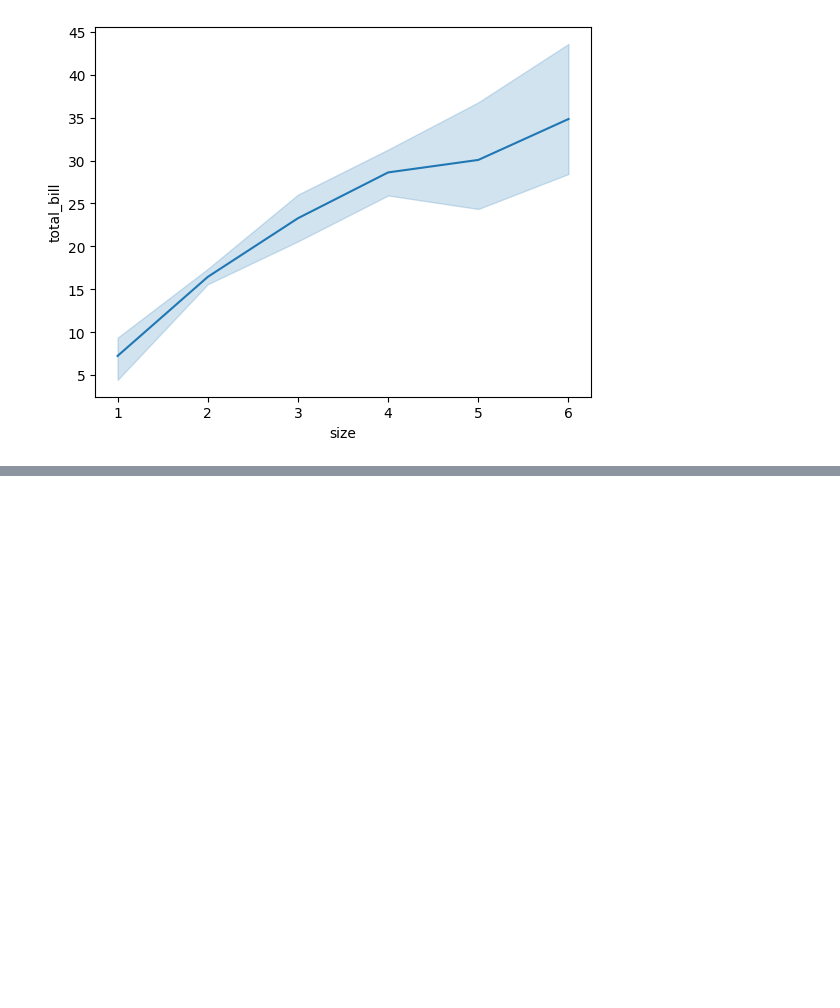
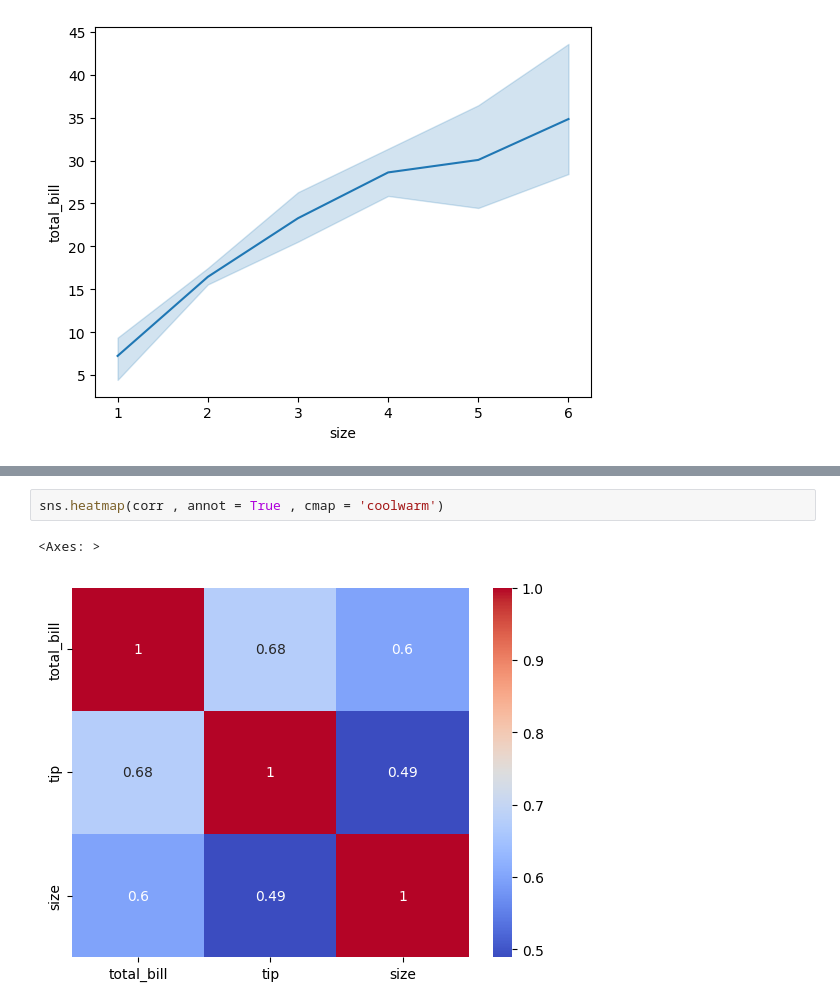
Before and after one commit to itsanubhav009/Machine_Learning, a Jupyter notebook: seaborn.ipynb, the cells around one changed output, grey strips where cells are left out. Cells and saved outputs as stored; diff of their text form; blank space fills up the shorter version.

```diff
--- a/seaborn.ipynb
+++ b/seaborn.ipynb
@@ -39,0 +74,5 @@ ValueError: Could not interpret value `total_Bill` for `y`. An entry with this n
+# %%
+sns.heatmap(corr , annot = True , cmap = 'coolwarm')
+# %% [output]
+<Axes: >
+[figure, added]
```
Also changed, not shown: parts of 8 cells of this notebook.
